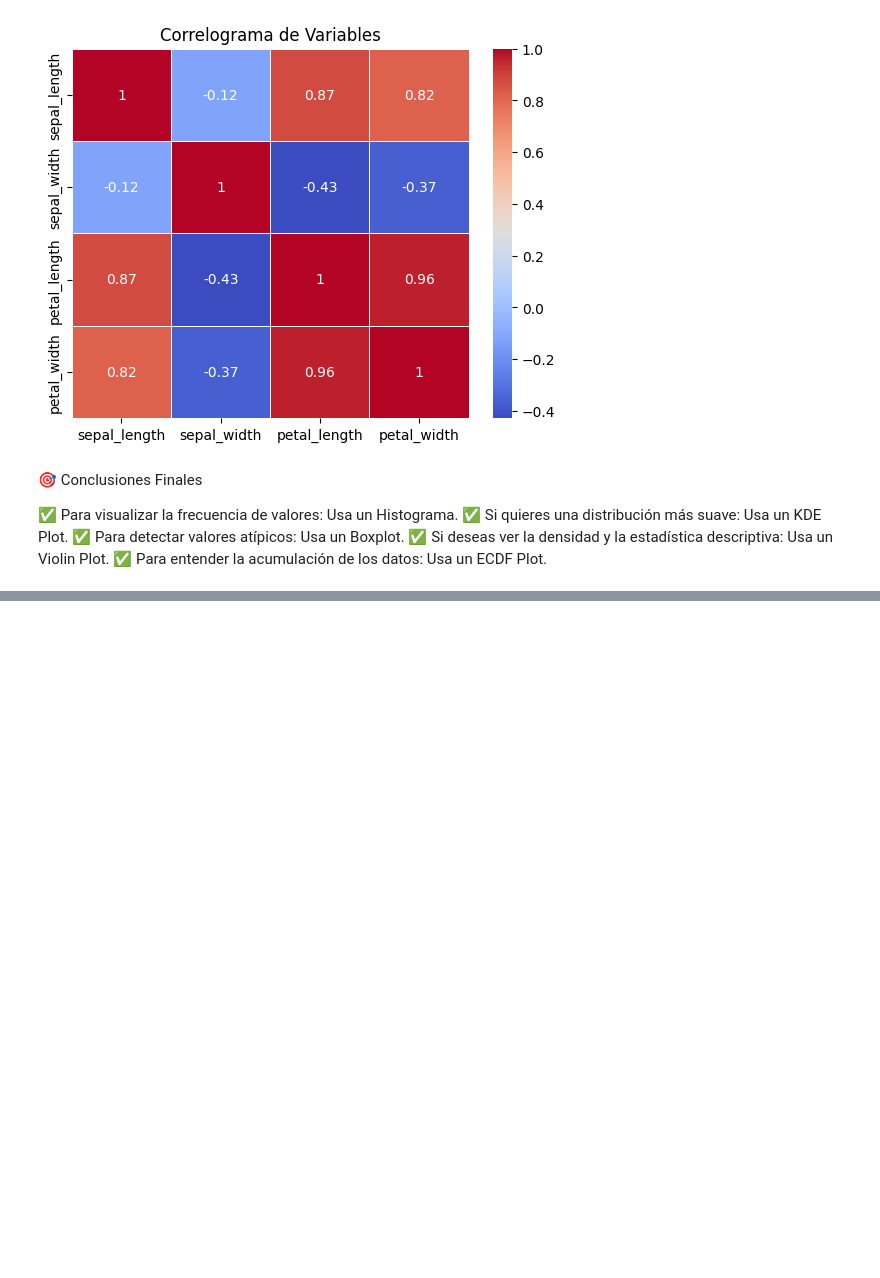
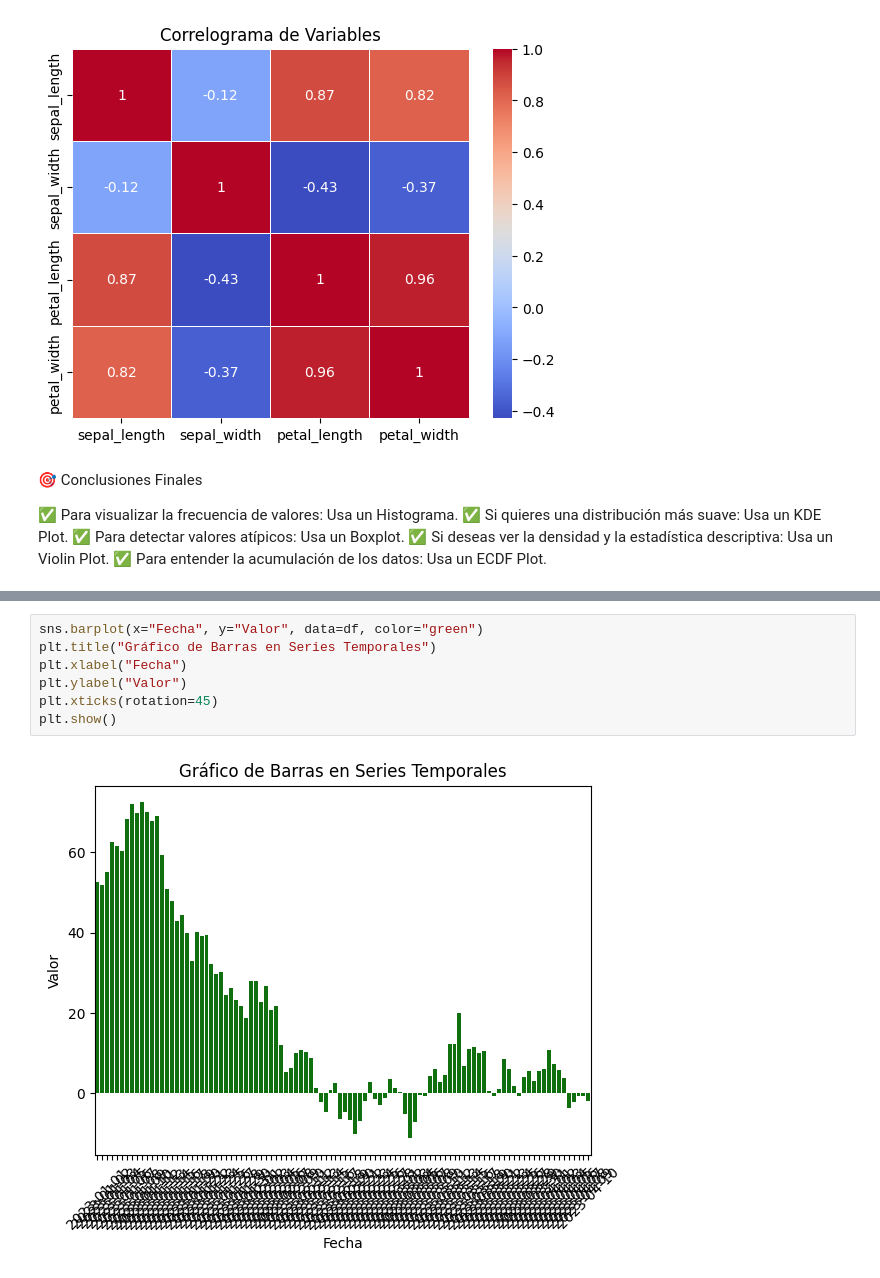
Before and after one commit to jorgesislema/python-mastery, a Jupyter notebook: 03-Data_Science_e_IA/Gráficos en Seaborn.ipynb, the cells around one changed output, grey strips where cells are left out. Saved outputs shown, nothing was run; the diff lists cells and outputs as text; blank space fills up the shorter version.

```diff
--- a/03-Data_Science_e_IA/Gráficos en Seaborn.ipynb
+++ b/03-Data_Science_e_IA/Gráficos en Seaborn.ipynb
@@ -721,0 +830,9 @@ plt.show()
+# %%
+sns.barplot(x="Fecha", y="Valor", data=df, color="green")
+plt.title("Gráfico de Barras en Series Temporales")
+plt.xlabel("Fecha")
+plt.ylabel("Valor")
+plt.xticks(rotation=45)
+plt.show()
+# %% [output]
+[figure, added]
```
Also changed, not shown: parts of 8 cells of this notebook.
